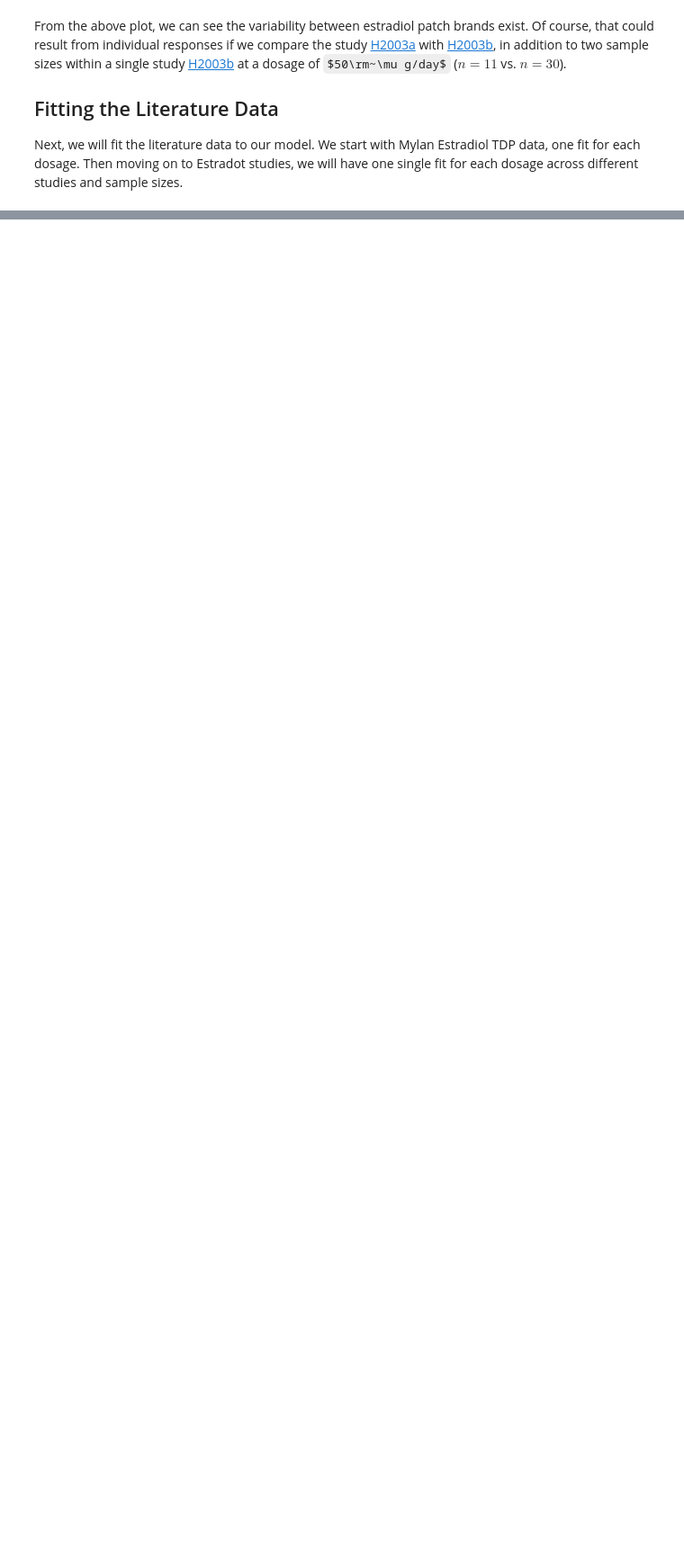
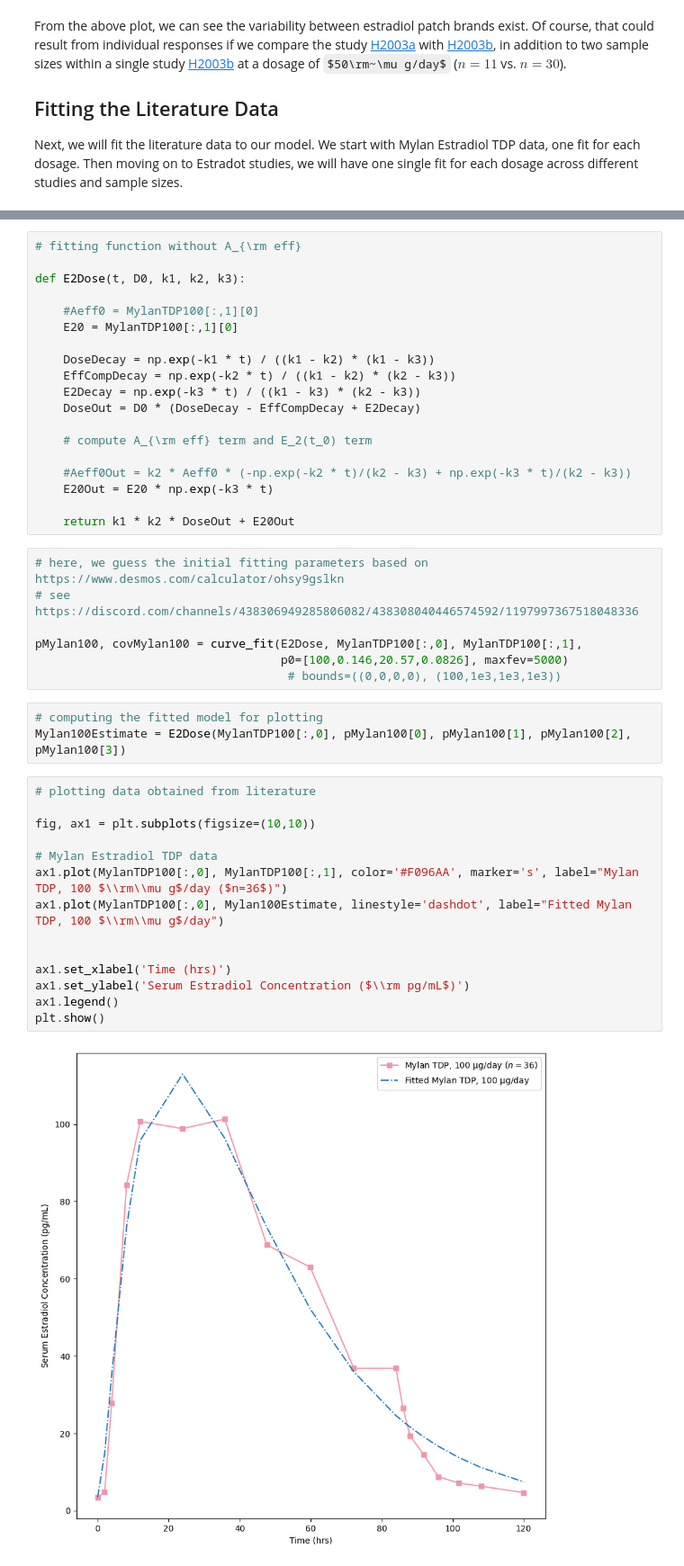
Before and after one commit to transturion/modeling, a Jupyter notebook: Serum_Estradiol_3-Compartment.ipynb, the cells around one changed output, grey strips where cells are left out. Shown: that part at 90% size. Drawn from its saved outputs; the diff is of its cells as text; some formulas as TeX source; blank space fills up the shorter version.

Commit message:
Switching to a 2-compartment model, for now

```diff
--- a/Serum_Estradiol_3-Compartment.ipynb
+++ b/Serum_Estradiol_3-Compartment.ipynb
@@ -145,0 +158,45 @@ Next, we will fit the literature data to our model. We start with Mylan Estradio
+# %%
+# fitting function without A_{\rm eff}
+
+def E2Dose(t, D0, k1, k2, k3):
+
+    #Aeff0 = MylanTDP100[:,1][0]
+    E20 = MylanTDP100[:,1][0]
+
+    DoseDecay = np.exp(-k1 * t) / ((k1 - k2) * (k1 - k3))
+    EffCompDecay = np.exp(-k2 * t) / ((k1 - k2) * (k2 - k3))
+    E2Decay = np.exp(-k3 * t) / ((k1 - k3) * (k2 - k3))
+    DoseOut = D0 * (DoseDecay - EffCompDecay + E2Decay)
+
+    # compute A_{\rm eff} term and E_2(t_0) term
+
+    #Aeff0Out = k2 * Aeff0 * (-np.exp(-k2 * t)/(k2 - k3) + np.exp(-k3 * t)/(k2 - k3))
+    E20Out = E20 * np.exp(-k3 * t)
+
+    return k1 * k2 * DoseOut + E20Out
+# %%
+# here, we guess the initial fitting parameters based on https://www.desmos.com/calculator/ohsy9gslkn
+# see https://discord.com/channels/438306949285806082/438308040446574592/1197997367518048336
+
+pMylan100, covMylan100 = curve_fit(E2Dose, MylanTDP100[:,0], MylanTDP100[:,1],
+                                   p0=[100,0.146,20.57,0.0826], maxfev=5000)
+                                    # bounds=((0,0,0,0), (100,1e3,1e3,1e3))
+# %%
+# computing the fitted model for plotting
+Mylan100Estimate = E2Dose(MylanTDP100[:,0], pMylan100[0], pMylan100[1], pMylan100[2], pMylan100[3])
+# %%
+# plotting data obtained from literature
+
+fig, ax1 = plt.subplots(figsize=(10,10))
+
+# Mylan Estradiol TDP data
+ax1.plot(MylanTDP100[:,0], MylanTDP100[:,1], color='#F096AA', marker='s', label="Mylan TDP, 100 $\\rm\\mu g$/day ($n=36$)")
+ax1.plot(MylanTDP100[:,0], Mylan100Estimate, linestyle='dashdot', label="Fitted Mylan TDP, 100 $\\rm\\mu g$/day")
+
+
+ax1.set_xlabel('Time (hrs)')
+ax1.set_ylabel('Serum Estradiol Concentration ($\\rm pg/mL$)')
+ax1.legend()
+plt.show()
+# %% [output]
+[figure, added]
```
Also changed, not shown: parts of 10 cells of this notebook.
